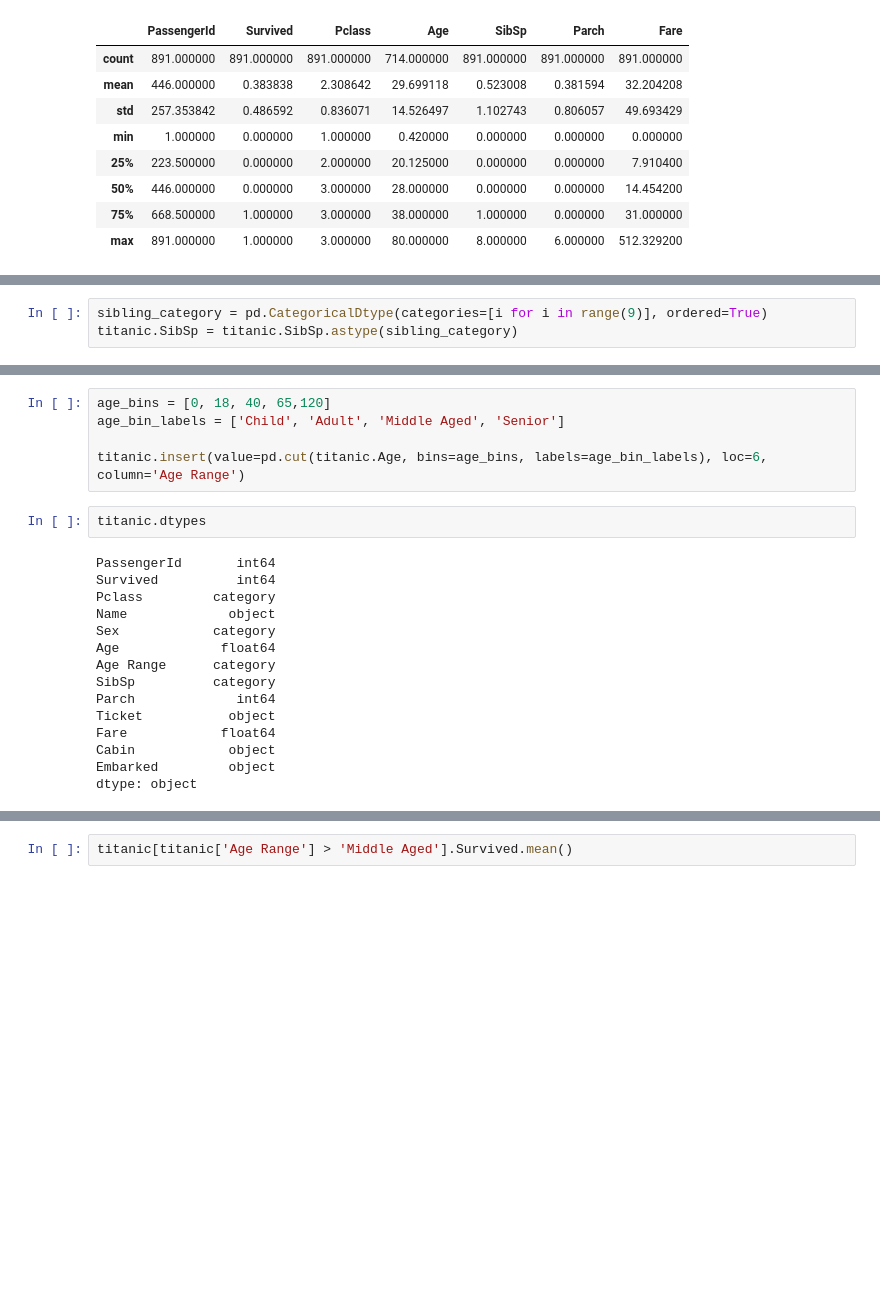
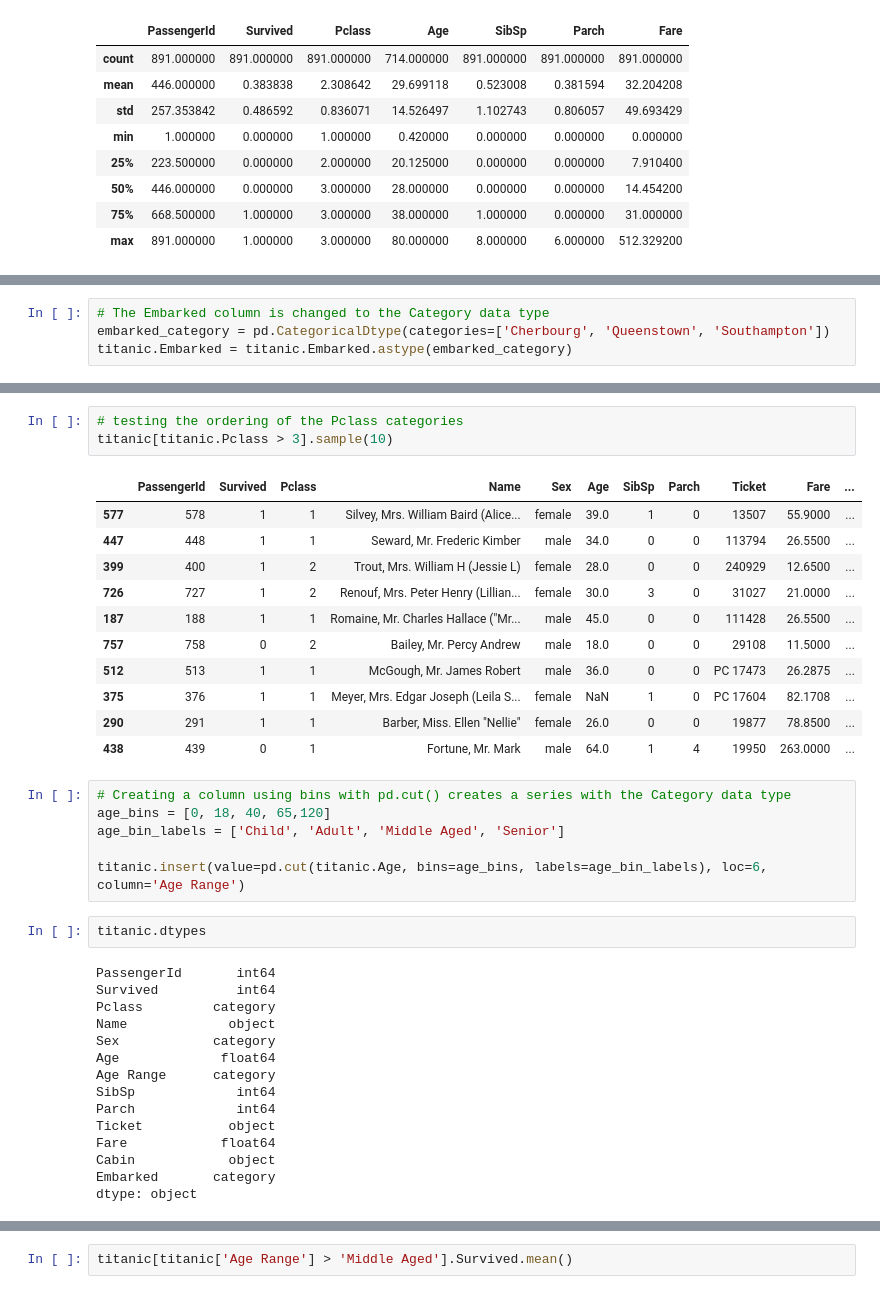
Before and after one commit to GitMoxy/Titanic_Test, a Jupyter notebook: titanic_test.ipynb, the cells around one changed output, grey strips where cells are left out. Drawn from its saved outputs; the diff is of its cells as text; blank space fills up the shorter version.

```diff
--- a/titanic_test.ipynb
+++ b/titanic_test.ipynb
@@ -42,3 +85,0 @@ Name: SibSp, dtype: int64
-# %%
-sibling_category = pd.CategoricalDtype(categories=[i for i in range(9)], ordered=True)
-titanic.SibSp = titanic.SibSp.astype(sibling_category)
@@ -45 +108,5 @@ titanic.SibSp = titanic.SibSp.astype(sibling_category)
+# %%
+# The Embarked column is changed to the Category data type
+embarked_category = pd.CategoricalDtype(categories=['Cherbourg', 'Queenstown', 'Southampton'])
+titanic.Embarked = titanic.Embarked.astype(embarked_category)
 # %%
@@ -96,4 +132,20 @@ titanic[titanic.Pclass > 3]
+# %%
+# testing the ordering of the Pclass categories
+titanic[titanic.Pclass > 3].sample(10)
+# %% [output]
+|  | PassengerId | Survived | Pclass | Name | Sex | Age | SibSp | Parch | Ticket | Fare | ... |
+| 577 | 578 | 1 | 1 | Silvey, Mrs. William Baird (Alice... | female | 39.0 | 1 | 0 | 13507 | 55.9000 | ... |
+| 447 | 448 | 1 | 1 | Seward, Mr. Frederic Kimber | male | 34.0 | 0 | 0 | 113794 | 26.5500 | ... |
+| 399 | 400 | 1 | 2 | Trout, Mrs. William H (Jessie L) | female | 28.0 | 0 | 0 | 240929 | 12.6500 | ... |
+| 726 | 727 | 1 | 2 | Renouf, Mrs. Peter Henry (Lillian... | female | 30.0 | 3 | 0 | 31027 | 21.0000 | ... |
+| 187 | 188 | 1 | 1 | Romaine, Mr. Charles Hallace ("Mr... | male | 45.0 | 0 | 0 | 111428 | 26.5500 | ... |
+| 757 | 758 | 0 | 2 | Bailey, Mr. Percy Andrew | male | 18.0 | 0 | 0 | 29108 | 11.5000 | ... |
+| 512 | 513 | 1 | 1 | McGough, Mr. James Robert | male | 36.0 | 0 | 0 | PC 17473 | 26.2875 | ... |
+| 375 | 376 | 1 | 1 | Meyer, Mrs. Edgar Joseph (Leila S... | female | NaN | 1 | 0 | PC 17604 | 82.1708 | ... |
+| 290 | 291 | 1 | 1 | Barber, Miss. Ellen "Nellie" | female | 26.0 | 0 | 0 | 19877 | 78.8500 | ... |
+| 438 | 439 | 0 | 1 | Fortune, Mr. Mark | male | 64.0 | 1 | 4 | 19950 | 263.0000 | ... |
 # %%
+# Creating a column using bins with pd.cut() creates a series with the Category data type
 age_bins = [0, 18, 40, 65,120]
 age_bin_labels = ['Child', 'Adult', 'Middle Aged', 'Senior']
 
@@ -108,12 +160,12 @@ Name             object
 Sex            category
 Age             float64
 Age Range      category
-SibSp          category
+SibSp             int64
 Parch             int64
 Ticket           object
 Fare            float64
 Cabin            object
-Embarked         object
+Embarked       category
 dtype: object
 # %%
 titanic[['Age', 'Age Range']].sample(5)
```
Also changed, not shown: parts of 18 cells of this notebook.
